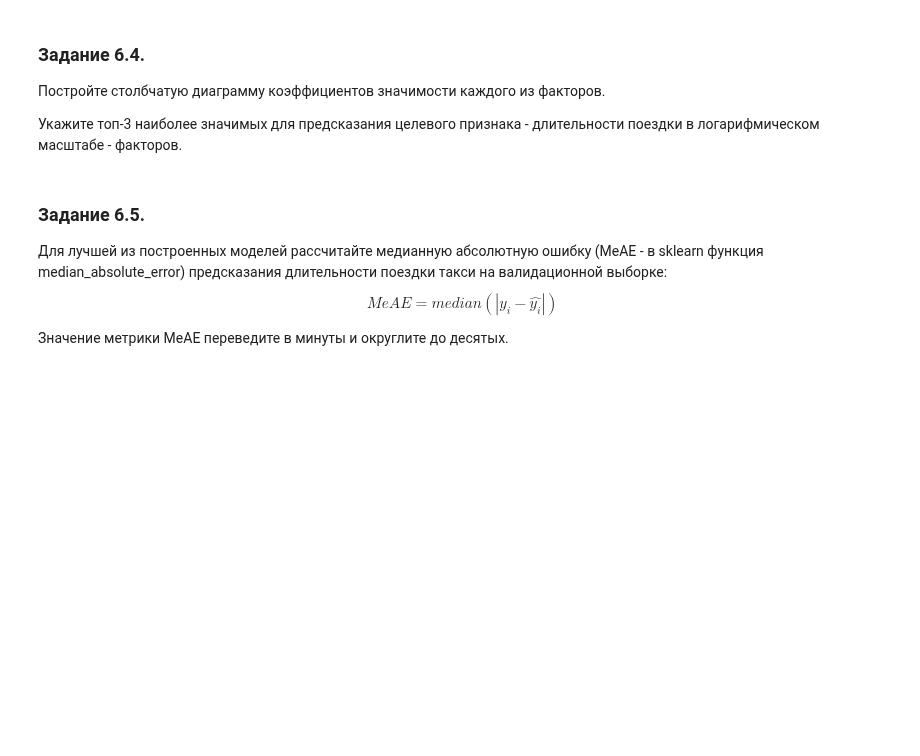
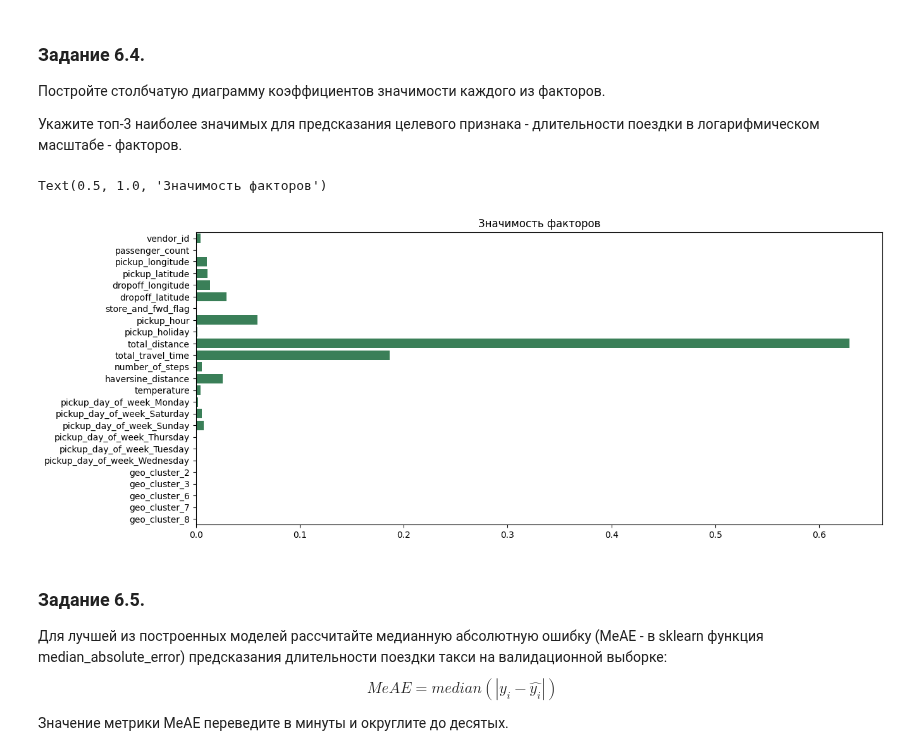
Before and after one commit to Irina-Kondratenko/SkillFactory, a Jupyter notebook: Homework/Project_10/Project-10. Notebook.ipynb, the cells around one changed output. Cells and saved outputs as stored; diff of their text form; code cells hidden in the pictures; blank space fills up the shorter version.

```diff
--- a/Homework/Project_10/Project-10. Notebook.ipynb
+++ b/Homework/Project_10/Project-10. Notebook.ipynb
@@ -1271,13 +1277,13 @@ print('Valid RMSLE: {:.2f}'.format(metrics.root_mean_squared_error(y_valid_log,
 Укажите топ-3 наиболее значимых для предсказания целевого признака - длительности поездки в логарифмическом масштабе - факторов.
 # %%
 data = gb_model.feature_importances_
-
 fi = pd.DataFrame(data.reshape(1,-1) , columns = X_train.columns, )
-
 fig, axes = plt.subplots( figsize=(14, 6))
-
-barplot = sns.barplot(data = fi , color = 'green', orient = 'h' )
+barplot = sns.barplot(data = fi , color = 'seagreen', orient = 'h' )
 barplot.set_title('Значимость факторов')
+# %% [output]
+Text(0.5, 1.0, 'Значимость факторов')
+[figure, added]
 # %% [markdown]
 ### Задание 6.5.
 Для лучшей из построенных моделей рассчитайте медианную абсолютную ошибку (MeAE - в sklearn функция median_absolute_error) предсказания длительности поездки такси на валидационной выборке:
```
Also changed, not shown: parts of 5 cells of this notebook, 2 other files.
